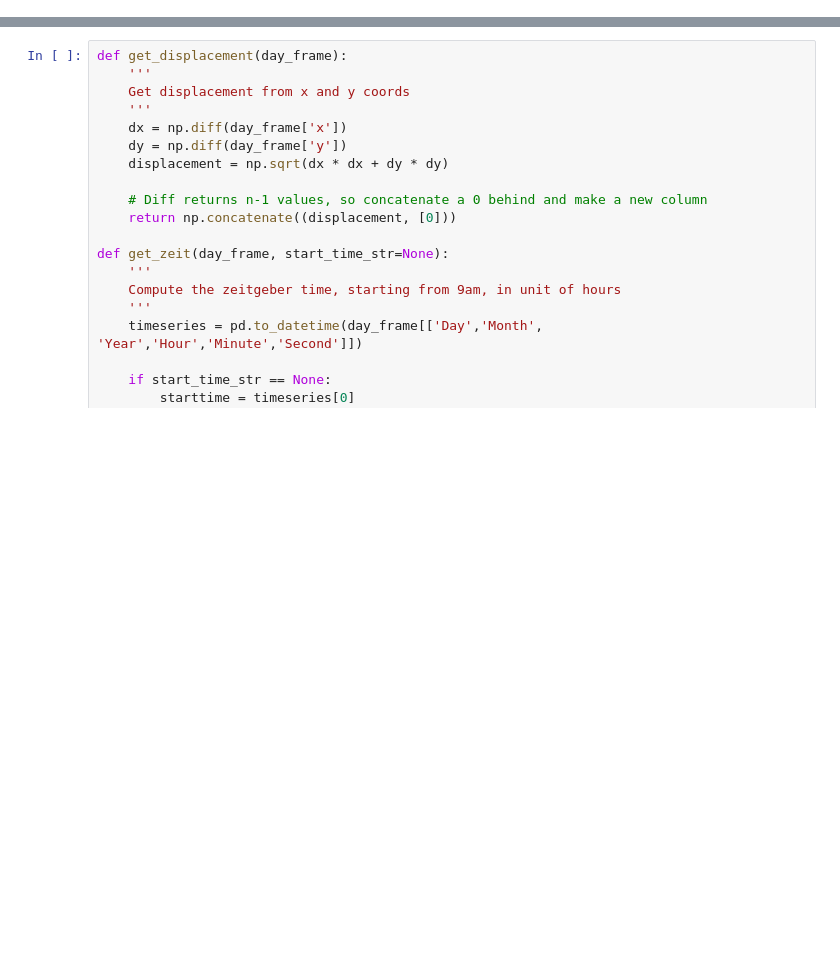
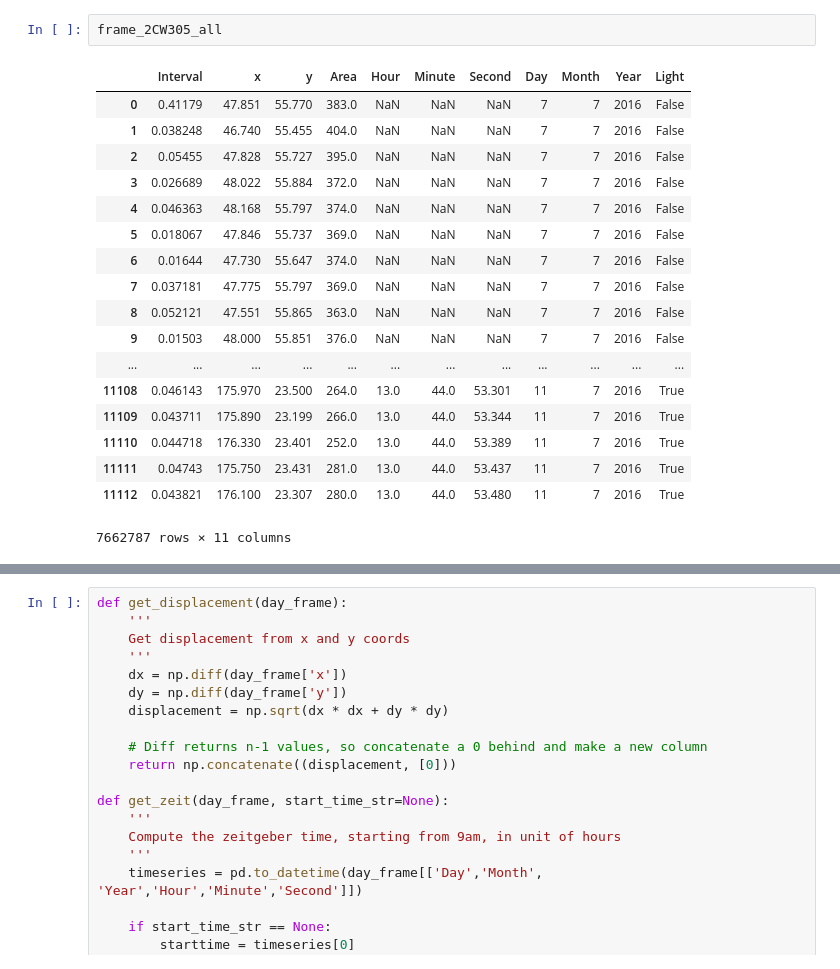
Before and after one commit to lmn93beo/Finch_Movement, a Jupyter notebook: Finch_Movement.ipynb, the cells around one changed output, grey strips where cells are left out. Drawn from its saved outputs; the diff is of its cells as text; blank space fills up the shorter version.

```diff
--- a/Finch_Movement.ipynb
+++ b/Finch_Movement.ipynb
@@ -73,0 +113,21 @@ frame_2CW100_all
+# %%
+frame_2CW305_all
+# %% [output]
+|  | Interval | x | y | Area | Hour | Minute | Second | Day | Month | Year | Light |
+| 0 | 0.41179 | 47.851 | 55.770 | 383.0 | NaN | NaN | NaN | 7 | 7 | 2016 | False |
+| 1 | 0.038248 | 46.740 | 55.455 | 404.0 | NaN | NaN | NaN | 7 | 7 | 2016 | False |
+| 2 | 0.05455 | 47.828 | 55.727 | 395.0 | NaN | NaN | NaN | 7 | 7 | 2016 | False |
+| 3 | 0.026689 | 48.022 | 55.884 | 372.0 | NaN | NaN | NaN | 7 | 7 | 2016 | False |
+| 4 | 0.046363 | 48.168 | 55.797 | 374.0 | NaN | NaN | NaN | 7 | 7 | 2016 | False |
+| 5 | 0.018067 | 47.846 | 55.737 | 369.0 | NaN | NaN | NaN | 7 | 7 | 2016 | False |
+| 6 | 0.01644 | 47.730 | 55.647 | 374.0 | NaN | NaN | NaN | 7 | 7 | 2016 | False |
+| 7 | 0.037181 | 47.775 | 55.797 | 369.0 | NaN | NaN | NaN | 7 | 7 | 2016 | False |
+| 8 | 0.052121 | 47.551 | 55.865 | 363.0 | NaN | NaN | NaN | 7 | 7 | 2016 | False |
+| 9 | 0.01503 | 48.000 | 55.851 | 376.0 | NaN | NaN | NaN | 7 | 7 | 2016 | False |
+| ... | ... | ... | ... | ... | ... | ... | ... | ... | ... | ... | ... |
+| 11108 | 0.046143 | 175.970 | 23.500 | 264.0 | 13.0 | 44.0 | 53.301 | 11 | 7 | 2016 | True |
+| 11109 | 0.043711 | 175.890 | 23.199 | 266.0 | 13.0 | 44.0 | 53.344 | 11 | 7 | 2016 | True |
+| 11110 | 0.044718 | 176.330 | 23.401 | 252.0 | 13.0 | 44.0 | 53.389 | 11 | 7 | 2016 | True |
+| 11111 | 0.04743 | 175.750 | 23.431 | 281.0 | 13.0 | 44.0 | 53.437 | 11 | 7 | 2016 | True |
+| 11112 | 0.043821 | 176.100 | 23.307 | 280.0 | 13.0 | 44.0 | 53.480 | 11 | 7 | 2016 | True |
+7662787 rows × 11 columns
```
Also changed, not shown: parts of 17 cells of this notebook.
